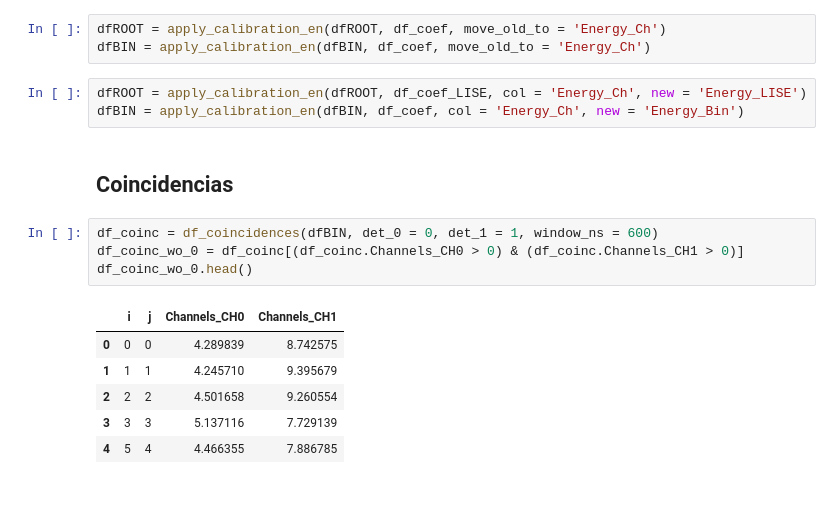
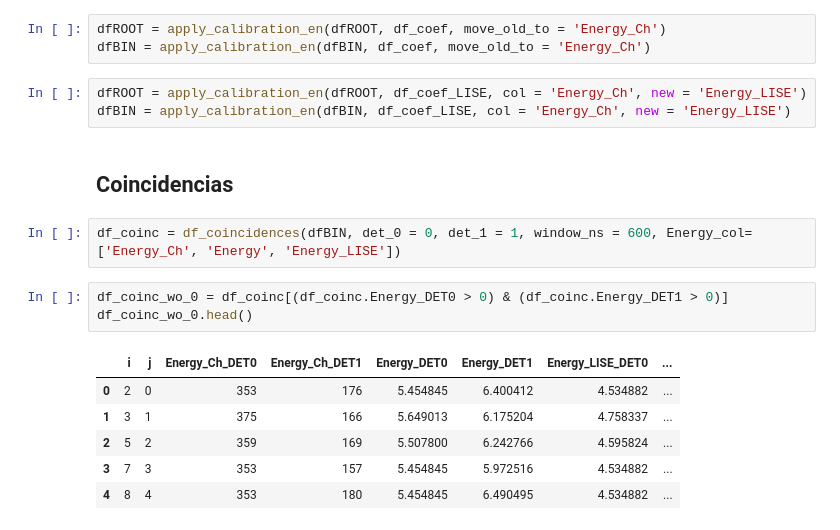
Before and after one commit to lexisantos/CAEN_dataprocess, a Jupyter notebook: analize_bin_root.ipynb, the cells around one changed output. Saved outputs shown, nothing was run; the diff lists cells and outputs as text; blank space fills up the shorter version.

```diff
--- a/analize_bin_root.ipynb
+++ b/analize_bin_root.ipynb
@@ -109,18 +109,19 @@ dfROOT = apply_calibration_en(dfROOT, df_coef, move_old_to = 'Energy_Ch')
 dfBIN = apply_calibration_en(dfBIN, df_coef, move_old_to = 'Energy_Ch')
 # %%
 dfROOT = apply_calibration_en(dfROOT, df_coef_LISE, col = 'Energy_Ch', new = 'Energy_LISE')
-dfBIN = apply_calibration_en(dfBIN, df_coef, col = 'Energy_Ch', new = 'Energy_Bin')
+dfBIN = apply_calibration_en(dfBIN, df_coef_LISE, col = 'Energy_Ch', new = 'Energy_LISE')
 # %% [markdown]
 ## Coincidencias
 # %%
-df_coinc = df_coincidences(dfBIN, det_0 = 0, det_1 = 1, window_ns = 600)
-df_coinc_wo_0 = df_coinc[(df_coinc.Channels_CH0 > 0) & (df_coinc.Channels_CH1 > 0)]
-df_coinc_wo_0.head()
+df_coinc = df_coincidences(dfBIN, det_0 = 0, det_1 = 1, window_ns = 600, Energy_col= ['Energy_Ch', 'Energy', 'Energy_LISE'])
-# %% [output]
-|  | i | j | Channels_CH0 | Channels_CH1 |
-| 0 | 0 | 0 | 4.289839 | 8.742575 |
-| 1 | 1 | 1 | 4.245710 | 9.395679 |
-| 2 | 2 | 2 | 4.501658 | 9.260554 |
-| 3 | 3 | 3 | 5.137116 | 7.729139 |
-| 4 | 5 | 4 | 4.466355 | 7.886785 |
+# %%
+df_coinc_wo_0 = df_coinc[(df_coinc.Energy_DET0 > 0) & (df_coinc.Energy_DET1 > 0)]
+df_coinc_wo_0.head()
+# %% [output]
+|  | i | j | Energy_Ch_DET0 | Energy_Ch_DET1 | Energy_DET0 | Energy_DET1 | Energy_LISE_DET0 | ... |
+| 0 | 2 | 0 | 353 | 176 | 5.454845 | 6.400412 | 4.534882 | ... |
+| 1 | 3 | 1 | 375 | 166 | 5.649013 | 6.175204 | 4.758337 | ... |
+| 2 | 5 | 2 | 359 | 169 | 5.507800 | 6.242766 | 4.595824 | ... |
+| 3 | 7 | 3 | 353 | 157 | 5.454845 | 5.972516 | 4.534882 | ... |
+| 4 | 8 | 4 | 353 | 180 | 5.454845 | 6.490495 | 4.534882 | ... |
 # %%
```
Also changed, not shown: parts of 5 cells of this notebook.
